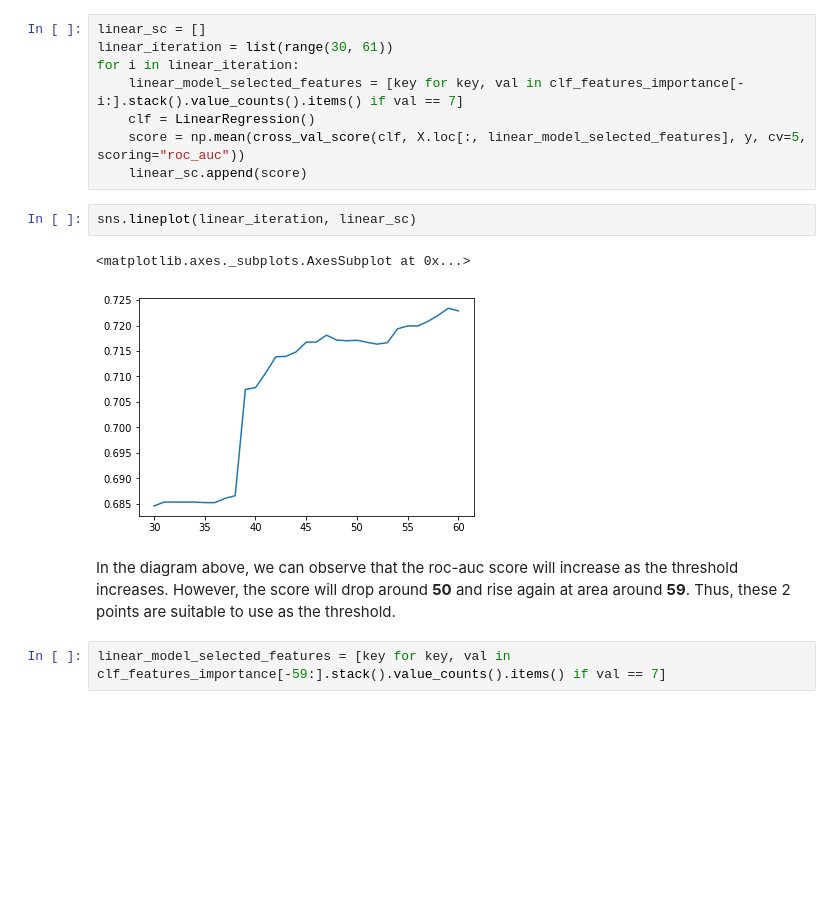
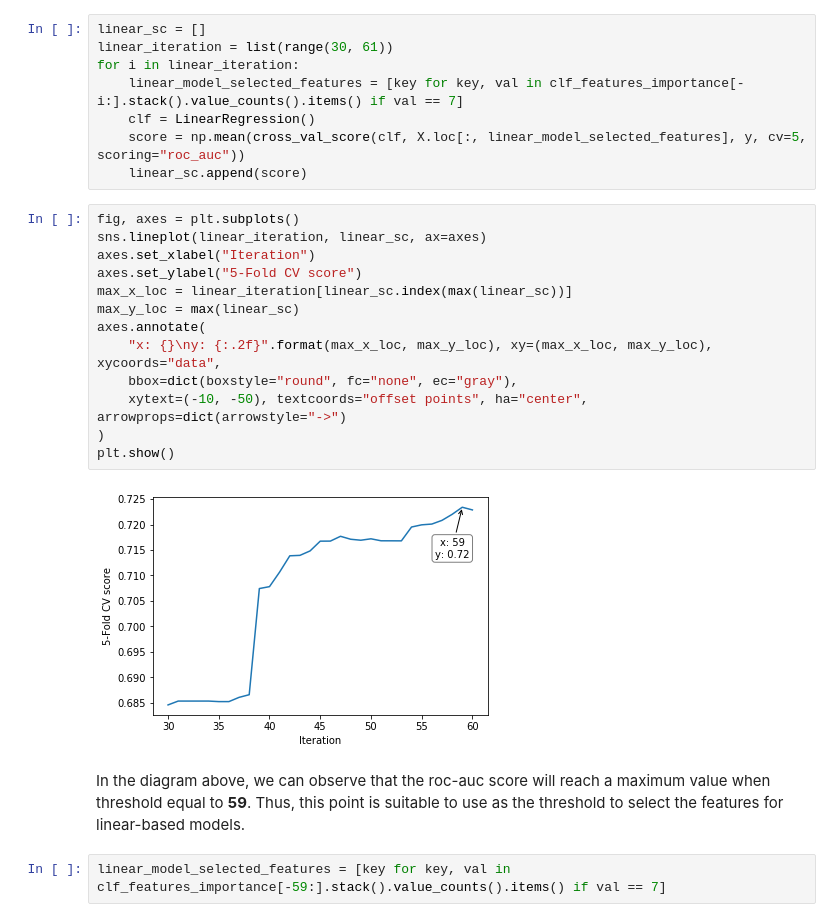
Before and after one commit to erichooi/Grab-AI-For-S.E.A., a Jupyter notebook: AI for S.E.A. (Safety Track).ipynb, the cells around one changed output. Drawn from its saved outputs; the diff is of its cells as text; blank space fills up the shorter version.

```diff
--- a/AI for S.E.A. (Safety Track).ipynb
+++ b/AI for S.E.A. (Safety Track).ipynb
@@ -446,13 +454,23 @@ for i in linear_iteration:
     clf = LinearRegression()
     score = np.mean(cross_val_score(clf, X.loc[:, linear_model_selected_features], y, cv=5, scoring="roc_auc"))
     linear_sc.append(score)
-# %%
-sns.lineplot(linear_iteration, linear_sc)
-# %% [output]
-<matplotlib.axes._subplots.AxesSubplot at 0x...>
-[figure, removed]
+# %%
+fig, axes = plt.subplots()
+sns.lineplot(linear_iteration, linear_sc, ax=axes)
+axes.set_xlabel("Iteration")
+axes.set_ylabel("5-Fold CV score")
+max_x_loc = linear_iteration[linear_sc.index(max(linear_sc))]
+max_y_loc = max(linear_sc)
+axes.annotate(
+    "x: {}\ny: {:.2f}".format(max_x_loc, max_y_loc), xy=(max_x_loc, max_y_loc), xycoords="data",
+    bbox=dict(boxstyle="round", fc="none", ec="gray"),
+    xytext=(-10, -50), textcoords="offset points", ha="center", arrowprops=dict(arrowstyle="->")
+)
+plt.show()
+# %% [output]
+[figure, added]
 # %% [markdown]
-In the diagram above, we can observe that the roc-auc score will increase as the threshold increases. However, the score will drop around **50** and rise again at area around **59**. Thus, these 2 points are suitable to use as the threshold.
+In the diagram above, we can observe that the roc-auc score will reach a maximum value when threshold equal to **59**. Thus, this point is suitable to use as the threshold to select the features for linear-based models.
 # %%
 linear_model_selected_features = [key for key, val in clf_features_importance[-59:].stack().value_counts().items() if val == 7]
 # %%
```
Also changed, not shown: parts of 29 cells of this notebook.
